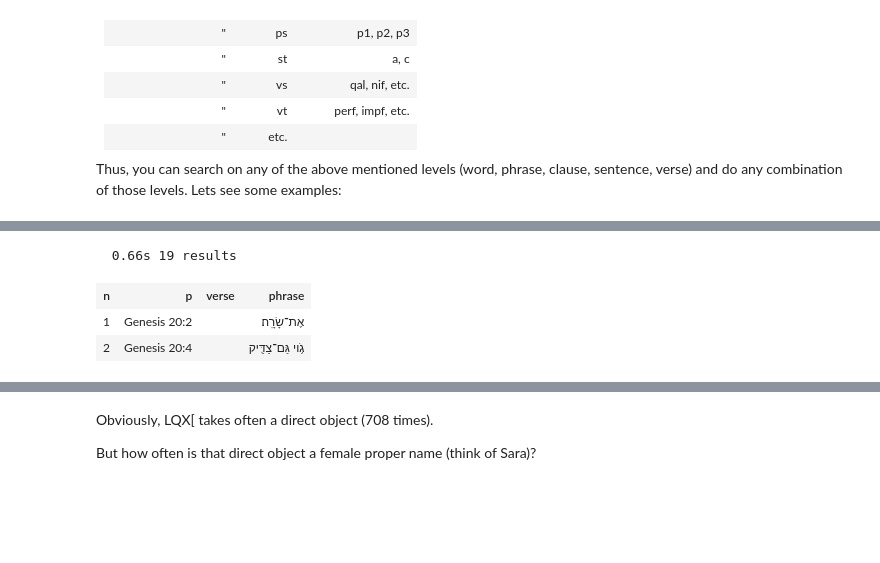
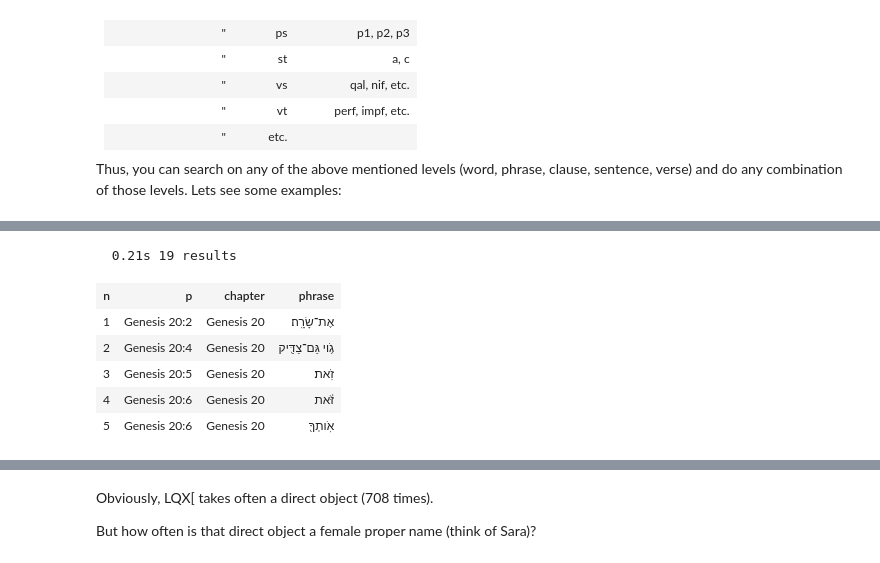
Before and after one commit to oliverglanz/Text-Fabric, a Jupyter notebook: Research-Workshop-Series/0200_PhD-Workshop_TF_006_bhsa_database_stud-version.ipynb, the cells around one changed output, grey strips where cells are left out. Cells and saved outputs as stored; diff of their text form; code cells hidden in the pictures; blank space fills up the shorter version.

```diff
--- a/Research-Workshop-Series/0200_PhD-Workshop_TF_006_bhsa_database_stud-version.ipynb
+++ b/Research-Workshop-Series/0200_PhD-Workshop_TF_006_bhsa_database_stud-version.ipynb
@@ -377,17 +400,14 @@ Often it is more time efficient if you just look up your codes via SHEBANQ since
 # %%
 # Task 3
 # Study the ETCBC feature doc and find all object phrases in Gen 20.
-objects='''
-verse book=Genesis chapter=20
- phrase function=Objc
-'''
-objects  = OT.search(objects)
-OT.table(objects, start=1, end=2, condensed=False, colorMap={2:'red', 4:'blue'})
 # %% [output]
-  0.66s 19 results
+  0.21s 19 results
-| n | p | verse | phrase |
-| 1 | Genesis 20:2 |  | אֶת־שָׂרָֽה׃ |
-| 2 | Genesis 20:4 |  | גֹ֥וי גַּם־צַדִּ֖יק |
+| n | p | chapter | phrase |
+| 1 | Genesis 20:2 | Genesis 20 | אֶת־שָׂרָֽה׃ |
+| 2 | Genesis 20:4 | Genesis 20 | גֹ֥וי גַּם־צַדִּ֖יק |
+| 3 | Genesis 20:5 | Genesis 20 | זֹֽאת׃ |
+| 4 | Genesis 20:6 | Genesis 20 | זֹּ֔את |
+| 5 | Genesis 20:6 | Genesis 20 | אֹֽותְךָ֖ |
 # %% [markdown]
 # Searching for Verbal Valence
 Valence searches help you to find the meaning of words, particularly words, by studying the relatations between verbs to their complements (necessary elements). Complements are phrase that are necessary for verbs to activate a certain meaning (think of "shop" activates in "Peter runs a shop" a different meaning for "run" than "marathon" does in "Peter runs a marathon".
```
Also changed, not shown: parts of 17 cells of this notebook, 1 other file.
